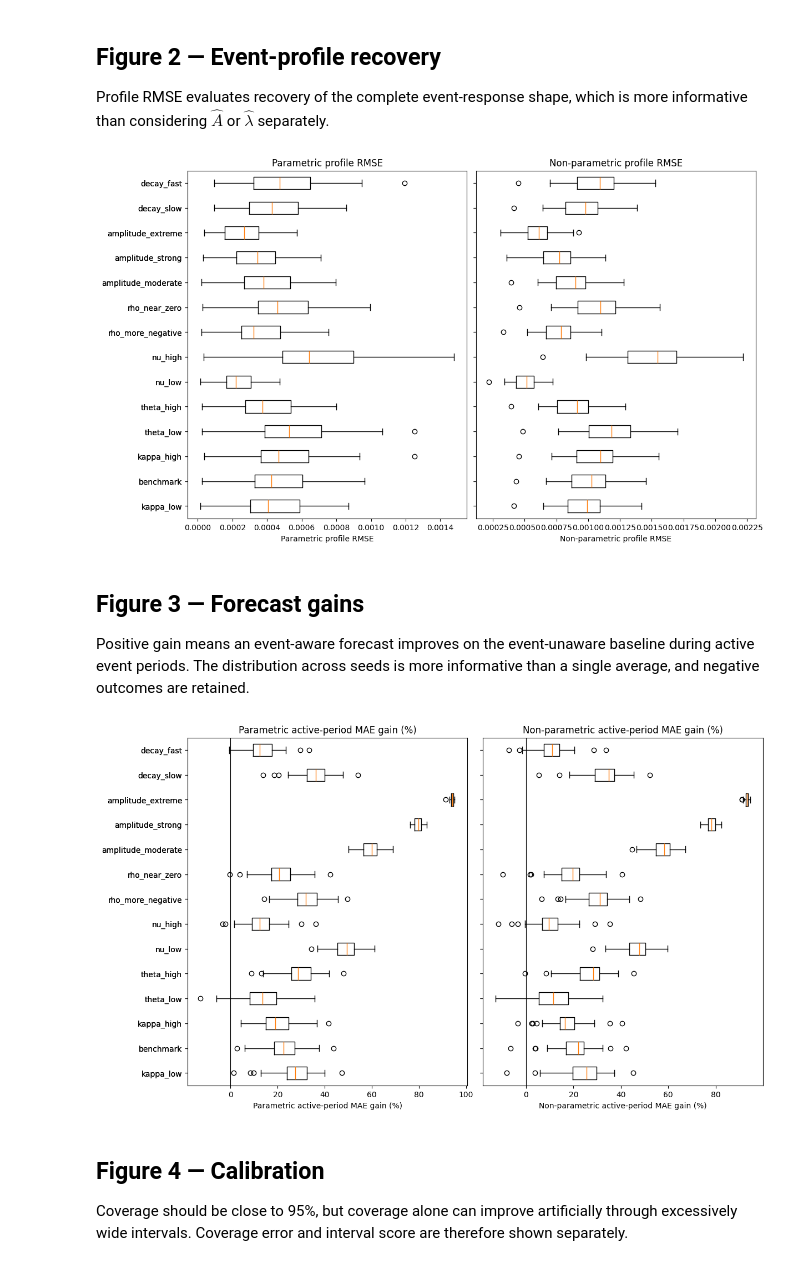
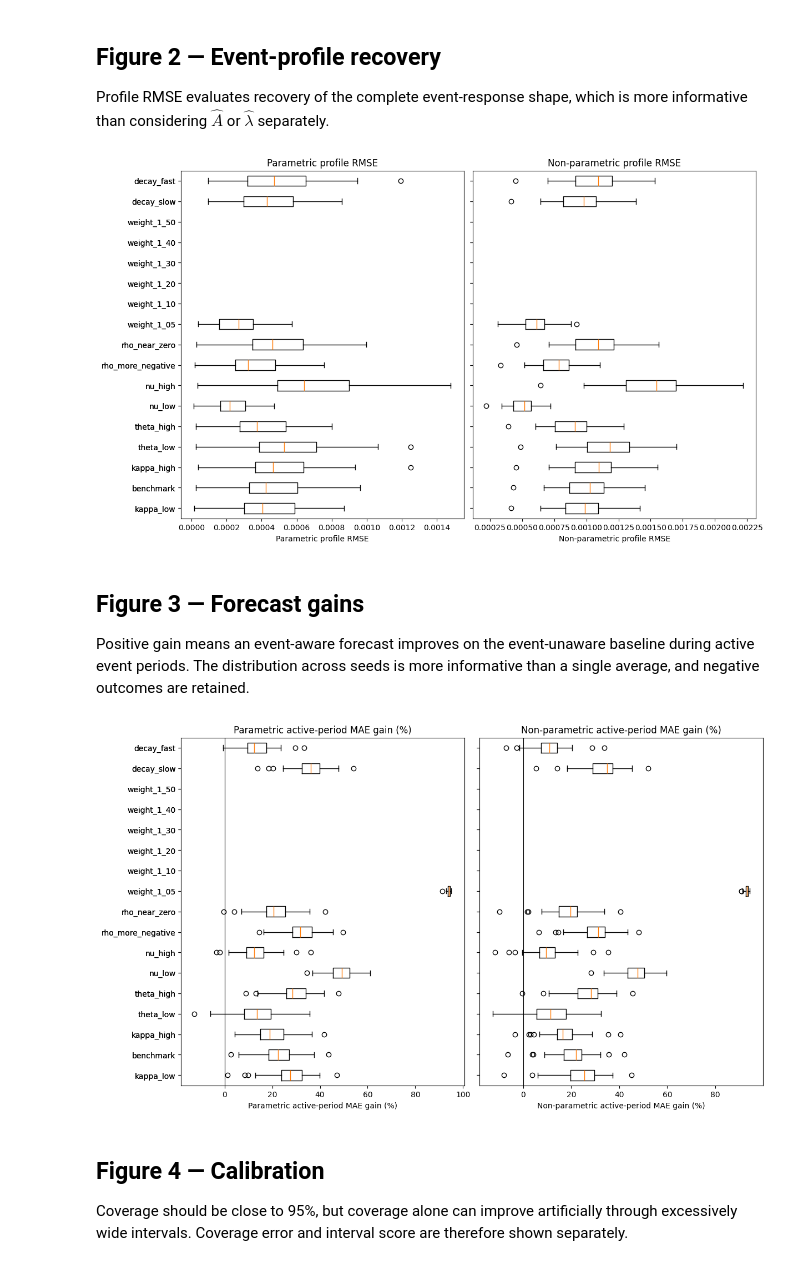
Before and after one commit to JivN24/HSBC-AN-RN, a Jupyter notebook: CODEWORK/Linus' Task Re-Do/08_n1_scalar_parameter_and_replication_robustness.ipynb, the cells around one changed output. Cells and saved outputs as stored; diff of their text form; code cells hidden in the pictures.

```diff
--- a/CODEWORK/Linus' Task Re-Do/08_n1_scalar_parameter_and_replication_robustness.ipynb
+++ b/CODEWORK/Linus' Task Re-Do/08_n1_scalar_parameter_and_replication_robustness.ipynb
@@ -562,7 +611,7 @@ Only tidy summaries are retained: one row per seed and case, one row per seed-ca
 replication_rows = []
 replication_profile_rows = []
 replication_failure_rows = []
-failure_columns = ['seed', 'case_name', 'parameter', 'parameter_value', 'failure_stage', 'exception_type', 'failure_message']
+failure_columns = ['experiment','seed','case_name','parameter','parameter_value','initial_event_weight','failure_stage','exception_type','failure_message','simulation_valid','first_failed_transition','active_event_id_at_failure','active_event_age_at_failure','active_event_weight_at_failure','maximum_volatility_before_failure','minimum_euler_price_update_factor','nonpositive_price_transition']
 
 def write_replication_checkpoints():
     pd.DataFrame(replication_rows).to_csv(RUN_CHECKPOINT_PATH, index=False)
@@ -579,35 +628,33 @@ if RUN_FULL_REPLICATION:
     for seed_position, seed in enumerate(SEEDS, start=1):
         seed_start = perf_counter(); seed_shock_bank = make_shock_bank(benchmark_case, seed=seed); benchmark_ids_for_seed = None
         for _, registry_row in ordered_registry.iterrows():
-            stage = 'configuration'; run_start = perf_counter()
+            run_start = perf_counter()
             try:
-                config = construct_scalar_case(registry_row); stage = 'pipeline'
+                config = construct_scalar_case(registry_row)
                 result = run_full_pipeline(config, shock_bank=seed_shock_bank, **pipeline_options)
                 forecast_ids = result['forecasts'][['i', 'target_i']].reset_index(drop=True).copy()
                 if registry_row.case_name == 'benchmark': benchmark_ids_for_seed, common_test_rows = forecast_ids, True
                 else: common_test_rows = benchmark_ids_for_seed is not None and forecast_ids.equals(benchmark_ids_for_seed)
-                stage = 'summary'; summary = summarise_case(result); stage = 'run-level extraction'
-                run_row = extract_run_summary(result, summary, registry_row, seed, common_test_rows)
-                stage = 'profile extraction'
-                active_truth = result['truth']['table'].loc[result['truth']['table'].event_active_i.eq(1)]
-                ages = np.arange(13); truth_weight = active_truth.groupby('event_age_i').m_true.mean().reindex(ages); profiles = result['profiles']; case_profile_rows = []
-                for method, weights in [('truth', truth_weight), ('parametric', pd.Series(profiles['parametric_multiplier'](ages), index=ages)), ('nonparametric', profiles['nonparametric'].reindex(ages))]:
-                    case_profile_rows.extend({'seed': seed, 'case_name': registry_row.case_name, 'parameter': registry_row.parameter, 'setting': registry_row.setting, 'parameter_value': registry_row.parameter_value, 'event_age': int(age), 'profile_method': method, 'event_weight': float(weight ** 2), 'volatility_multiplier': float(weight)} for age, weight in weights.items())
-                stage = 'validation'; assert common_test_rows and len(truth_weight) == 13 and np.isfinite(truth_weight).all() and len(case_profile_rows) == 39
-                run_row['run_runtime_seconds'], run_row['seed_runtime_seconds'] = perf_counter() - run_start, np.nan
+                summary = summarise_case(result); run_row = extract_run_summary(result, summary, registry_row, seed, common_test_rows)
+                run_row.update({'initial_event_weight':registry_row.initial_event_weight,'simulation_valid':True,'first_failed_transition':np.nan,'active_event_id_at_failure':np.nan,'active_event_age_at_failure':np.nan,'active_event_weight_at_failure':np.nan,'maximum_volatility_before_failure':result['simulation']['states']['sigma'].max(),'minimum_euler_price_update_factor':(1 + result['simulation']['states']['sigma'].iloc[:-1].to_numpy() * result['simulation']['transitions']['epsilon'].to_numpy()).min(),'nonpositive_price_transition':False,'run_runtime_seconds':perf_counter()-run_start,'seed_runtime_seconds':np.nan})
+                active_truth = result['truth']['table'].loc[result['truth']['table'].event_active_i.eq(1)]; ages = np.arange(13); truth_weight = active_truth.groupby('event_age_i').m_true.mean().reindex(ages); profiles = result['profiles']; case_profile_rows = []
+                for method, weights in [('truth',truth_weight),('parametric',pd.Series(profiles['parametric_multiplier'](ages),index=ages)),('nonparametric',profiles['nonparametric'].reindex(ages))]:
+                    case_profile_rows.extend({'seed':seed,'case_name':registry_row.case_name,'parameter':registry_row.parameter,'setting':registry_row.setting,'parameter_value':registry_row.parameter_value,'event_age':int(age),'profile_method':method,'event_weight':float(weight ** 2),'volatility_multiplier':float(weight)} for age,weight in weights.items())
+                assert common_test_rows and len(truth_weight) == 13 and np.isfinite(truth_weight).all() and len(case_profile_rows) == 39
                 replication_rows.append(run_row); replication_profile_rows.extend(case_profile_rows)
             except Exception as exc:
-                run_runtime = perf_counter() - run_start
-                failure_row = {'seed': seed, 'case_name': registry_row.case_name, 'parameter': registry_row.parameter, 'setting': registry_row.setting, 'parameter_value': registry_row.parameter_value, 'benchmark_value': registry_row.benchmark_value, 'run_success': False, 'common_test_rows': False, 'failure_stage': stage, 'exception_type': type(exc).__name__, 'failure_message': str(exc), 'run_runtime_seconds': run_runtime, 'seed_runtime_seconds': np.nan}
-                replication_rows.append(failure_row); replication_failure_rows.append({key: failure_row[key] for key in failure_columns})
+                config = construct_scalar_case(registry_row); diagnostic = diagnose_frozen_simulation(config, seed_shock_bank)
+                stage = 'simulation' if not diagnostic['simulation_valid'] else classified_pipeline_stage(exc)
+                failure_row = failed_scalar_row(registry_row, seed, stage, exc, diagnostic, perf_counter()-run_start); failure_row['seed_runtime_seconds'] = np.nan
+                replication_rows.append(failure_row)
+                replication_failure_rows.append({'experiment':'common_weight_scalar' if registry_row.case_name in common_weight_case_names else 'scalar', **{key:failure_row.get(key) for key in failure_columns if key!='experiment'}})
             finally:
                 if 'result' in locals(): del result
-        seed_elapsed = perf_counter() - seed_start
+        seed_elapsed = perf_counter()-seed_start
         for row in replication_rows:
             if row['seed'] == seed: row['seed_runtime_seconds'] = seed_elapsed
-        write_replication_checkpoints()
-        successful_runs = sum(row.get('run_success', False) for row in replication_rows)
-        print(f'Completed seed {seed_position}/50 | successful runs: {successful_runs}/{len(replication_rows)} | elapsed: {perf_counter() - experiment_start:.1f}s')
+        write_replication_checkpoints(); successful_runs = sum(row.get('run_success',False) for row in replication_rows)
+        print(f'Completed seed {seed_position}/{len(SEEDS)} | successful runs: {successful_runs}/{len(replication_rows)} | elapsed: {perf_counter()-experiment_start:.1f}s')
     replication_results = pd.DataFrame(replication_rows); replication_profiles = pd.DataFrame(replication_profile_rows); replication_failures = pd.DataFrame(replication_failure_rows, columns=failure_columns)
 else:
     required_paths = [RUN_CHECKPOINT_PATH, PROFILE_CHECKPOINT_PATH, FAILURE_CHECKPOINT_PATH]
@@ -816,10 +919,15 @@ display(recovery_display)
 Plots follow scientific parameter order rather than alphabetical case-name order. The benchmark is retained once in raw tables but may appear in each family view for comparison.
 # %%
 family_order = ['kappa', 'theta', 'nu', 'rho', 'amplitude', 'decay_rate']
-family_case_order = {'kappa': ['kappa_low', 'benchmark', 'kappa_high'], 'theta': ['theta_low', 'benchmark', 'theta_high'], 'nu': ['nu_low', 'benchmark', 'nu_high'], 'rho': ['rho_more_negative', 'benchmark', 'rho_near_zero'], 'amplitude': ['benchmark', 'amplitude_moderate', 'amplitude_strong', 'amplitude_extreme'], 'decay_rate': ['decay_slow', 'benchmark', 'decay_fast']}
+family_case_order = {'kappa':['kappa_low','benchmark','kappa_high'],'theta':['theta_low','benchmark','theta_high'],'nu':['nu_low','benchmark','nu_high'],'rho':['rho_more_negative','benchmark','rho_near_zero'],'amplitude':['benchmark']+common_weight_case_names,'decay_rate':['decay_slow','benchmark','decay_fast']}
 plot_case_order = []
 for family in family_order: plot_case_order.extend(case for case in family_case_order[family] if case not in plot_case_order)
 assert set(plot_case_order) == set(case_registry.case_name)
+
+
+def plot_values(case_name, metric):
+    values = analysis_results.loc[success_mask & analysis_results.case_name.eq(case_name), metric].dropna().to_numpy()
+    return values if len(values) else np.array([np.nan])
 # %% [markdown]
 ## Figure 1 — Detection robustness
 
@@ -843,12 +951,12 @@ Profile RMSE evaluates recovery of the complete event-response shape, which is m
 # %%
 fig, axes = plt.subplots(1, 2, figsize=(12, 7), sharey=True, constrained_layout=True)
 for axis, metric, label in zip(axes, ['parametric_profile_RMSE', 'nonparametric_profile_RMSE'], ['Parametric profile RMSE', 'Non-parametric profile RMSE']):
-    data = [analysis_results.loc[success_mask & analysis_results.case_name.eq(case), metric].dropna() for case in plot_case_order]
+    data = [plot_values(case, metric) for case in plot_case_order]
     axis.boxplot(data, vert=False, tick_labels=plot_case_order, showfliers=True); axis.set(xlabel=label, title=label)
 final_figures['profile_rmse.png'] = fig
 plt.show()
 # %% [output]
-[figure, old version]
+[figure, new version]
 # %% [markdown]
 ## Figure 3 — Forecast gains
 
@@ -856,12 +964,12 @@ Positive gain means an event-aware forecast improves on the event-unaware baseli
 # %%
 fig, axes = plt.subplots(1, 2, figsize=(12, 7), sharey=True, constrained_layout=True)
 for axis, metric, label in zip(axes, ['parametric_active_MAE_gain_pct', 'nonparametric_active_MAE_gain_pct'], ['Parametric active-period MAE gain (%)', 'Non-parametric active-period MAE gain (%)']):
-    data = [analysis_results.loc[success_mask & analysis_results.case_name.eq(case), metric].dropna() for case in plot_case_order]
+    data = [plot_values(case, metric) for case in plot_case_order]
     axis.boxplot(data, vert=False, tick_labels=plot_case_order, showfliers=True); axis.axvline(0, color='black', linewidth=.8); axis.set(xlabel=label, title=label)
 final_figures['forecast_mae_gains.png'] = fig
 plt.show()
 # %% [output]
-[figure, old version]
+[figure, new version]
 # %% [markdown]
 ## Figure 4 — Calibration
 
```
Also changed, not shown: parts of 40 cells of this notebook, 28 other files.
